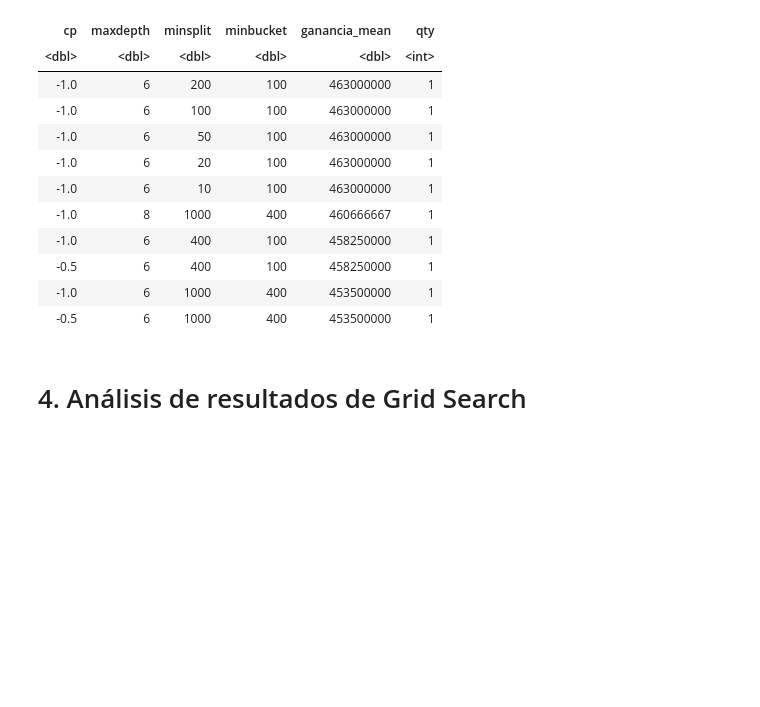
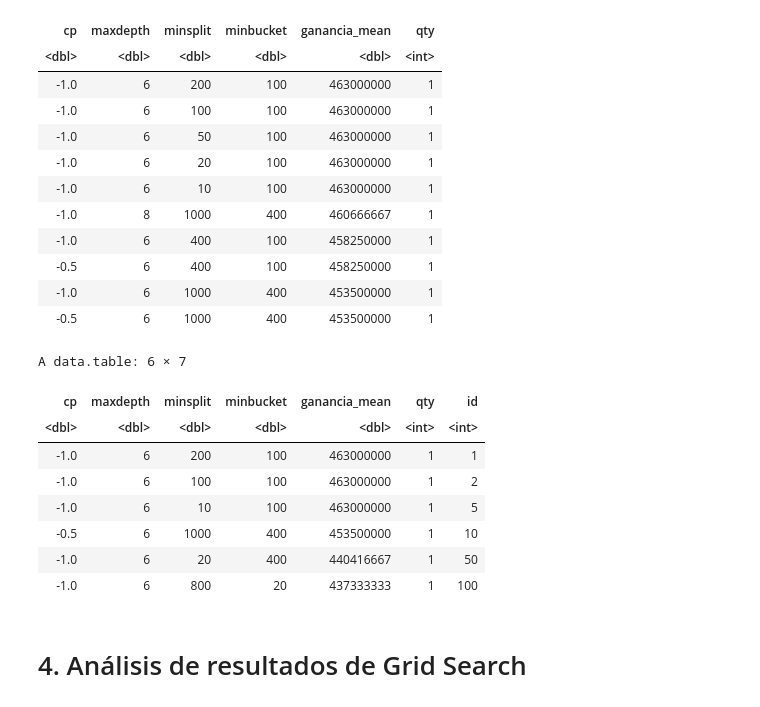
Before and after one commit to maizuninoaustral/labo2026ba, a Jupyter notebook: arboles/z290_TareaHogar_02.ipynb, the cells around one changed output. Saved outputs shown, nothing was run; the diff lists cells and outputs as text; code cells hidden in the pictures; blank space fills up the shorter version.

```diff
--- a/arboles/z290_TareaHogar_02.ipynb
+++ b/arboles/z290_TareaHogar_02.ipynb
@@ -383,11 +383,22 @@ A data.table: 10 × 6
 # %%
 # genero un id a la tabla
 tb_grid_search[, id := .I ]
 
 fwrite( tb_grid_search,
   file= "gridsearch.txt",
   sep= "\t"
 )
+tb_grid_search[c(1,2,5,10,50,100)]
+# %% [output]
+A data.table: 6 × 7
+| cp | maxdepth | minsplit | minbucket | ganancia_mean | qty | id |
+| <dbl> | <dbl> | <dbl> | <dbl> | <dbl> | <int> | <int> |
+| -1.0 | 6 | 200 | 100 | 463000000 | 1 | 1 |
+| -1.0 | 6 | 100 | 100 | 463000000 | 1 | 2 |
+| -1.0 | 6 | 10 | 100 | 463000000 | 1 | 5 |
+| -0.5 | 6 | 1000 | 400 | 453500000 | 1 | 10 |
+| -1.0 | 6 | 20 | 400 | 440416667 | 1 | 50 |
+| -1.0 | 6 | 800 | 20 | 437333333 | 1 | 100 |
 # %% [markdown]
 # 4.  Análisis de resultados de Grid Search
 # %% [markdown]
```
